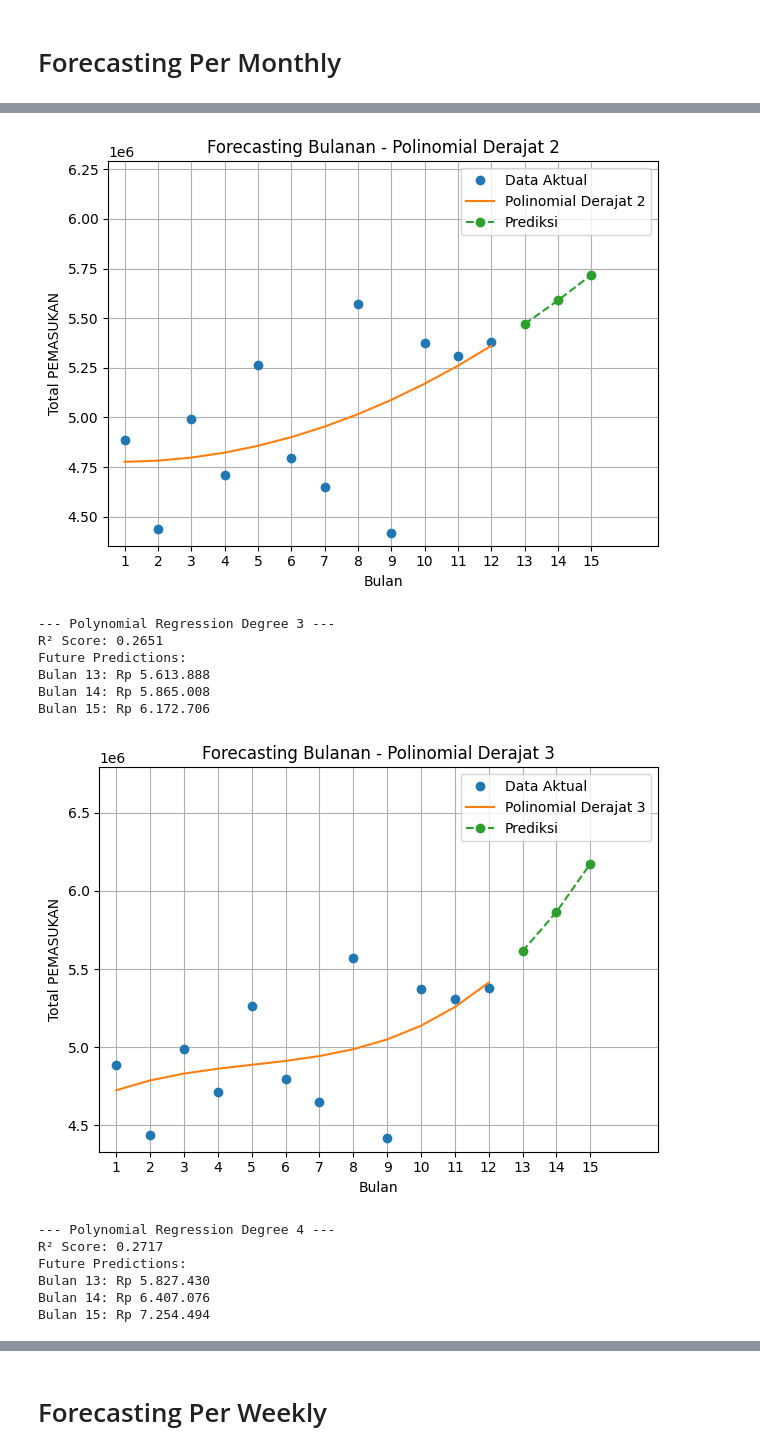
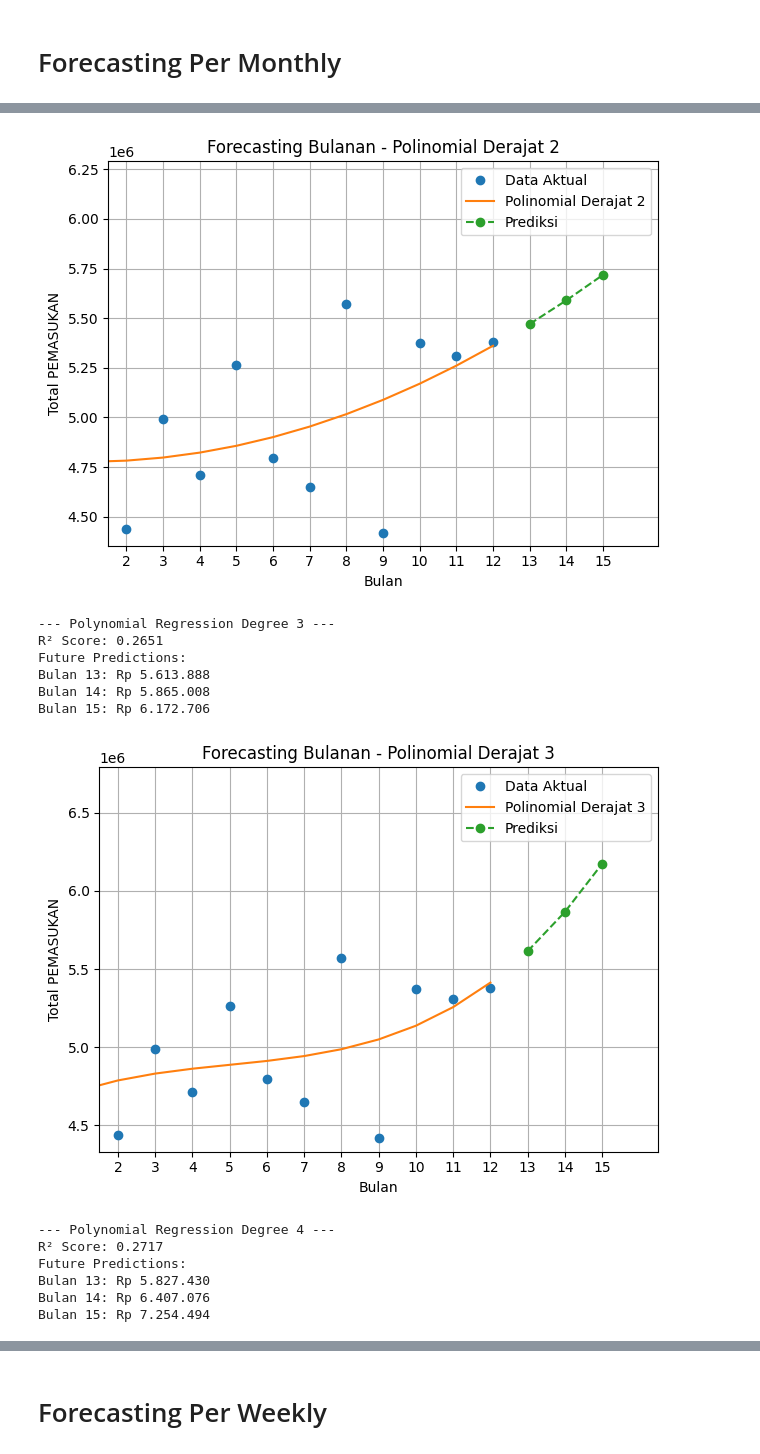
Before and after one commit to HaykalRamadhan/forecasting, a Jupyter notebook: UP.ipynb, the cells around one changed output, grey strips where cells are left out. Drawn from its saved outputs; the diff is of its cells as text; code cells hidden in the pictures.

```diff
--- a/UP.ipynb
+++ b/UP.ipynb
@@ -41,21 +9,0 @@ print(y)
-# %%
-# Function to compute R2 manually
-def compute_r2(y_true, y_predict):
-    sse = sum((y_true - y_predict) ** 2)
-    tss = (len(y_true) - 1) * np.var(y_true, ddof=1)
-    r2_score = 1 - (sse / tss)
-    return r2_score
-# %%
-# Future prediction points (next 3 months)
-last_year = ct['Year'].max()
-last_month = ct[ct['Year'] == last_year]['Month'].max()
-future_dates = []
-for i in range(1, 4):
-    new_month = last_month + i
-    new_year = last_year
-    if new_month > 12:
-        new_year += 1
-        new_month -= 12
-    future_numeric = new_year + (new_month / 12)
-    future_dates.append(future_numeric)
-x2 = np.array(future_dates)
@@ -117,9 +111,11 @@ Transaksi 2025-05: Predicted Total = 14424096.00
 import pandas as pd
 import matplotlib.pyplot as plt
 import numpy as np
+from sklearn.preprocessing import MinMaxScaler
 
-# Load daily CSV file
-file_path = '/content/drive/MyDrive/UP/sample_data/Pre-Aggregated_Kerabat_Jaya_Januari-Juli_2019.csv'
+# Load data
+filename = input("Enter the CSV filename (without .csv): ")
+file_path = f'/content/drive/MyDrive/UP/sample_data/{filename}.csv'
 ct = pd.read_csv(file_path)
 
 # Standardize column names
@@ -151,9 +147,9 @@ monthly['Month_Index'] = np.arange(1, len(monthly) + 1)
 x = np.array(monthly['Month_Index'])
 y = np.array(monthly['PEMASUKAN'])
 
-# Optional Normalization
-y_min, y_max = y.min(), y.max()
-y_norm = (y - y_min) / (y_max - y_min)
+# Normalize using MinMaxScaler
+scaler = MinMaxScaler()
+y_norm = scaler.fit_transform(y.reshape(-1, 1)).flatten()
 
 # R² function
 def compute_r2(y_true, y_pred):
@@ -174,9 +170,9 @@ for degree in [2, 3, 4]:
     y_p = func(x)
     y_p2 = func(future_months)
 
-    # Reverse normalization
-    y_p_actual = y_p * (y_max - y_min) + y_min
-    y_p2_actual = y_p2 * (y_max - y_min) + y_min
+    # Reverse normalization using scaler
+    y_p_actual = scaler.inverse_transform(y_p.reshape(-1, 1)).flatten()
+    y_p2_actual = scaler.inverse_transform(y_p2.reshape(-1, 1)).flatten()
 
     r2 = compute_r2(y, y_p_actual)
     print(f"R² Score: {r2:.4f}")
@@ -193,9 +189,8 @@ for degree in [2, 3, 4]:
     plt.plot(current_labels, y_p_actual, label=f'Polinomial Derajat {degree}')
     plt.plot(future_labels, y_p2_actual, marker='o', linestyle='dashed', label='Prediksi')
 
-    # Adjust axes to show all data including predictions
-    plt.xlim(left=-0.5, right=max(future_months) + 1)
-    plt.ylim(top=max(np.max(y), np.max(y_p2_actual)) * 1.1)  # 10% padding
+    plt.xlim(left=0.5, right=max(future_months) + 0.5)
+    plt.ylim(top=max(np.max(y), np.max(y_p2_actual)) * 1.1)
 
     plt.xlabel('Bulan')
     plt.ylabel('Total PEMASUKAN')
@@ -208,17 +205,17 @@ for degree in [2, 3, 4]:
 --- Polynomial Regression Degree 2 ---
 R² Score: 0.2576
 Future Predictions:
 Bulan 13: Rp 5.470.838
 Bulan 14: Rp 5.589.912
 Bulan 15: Rp 5.718.404
-[figure, old version]
+[figure, new version]
 --- Polynomial Regression Degree 3 ---
 R² Score: 0.2651
 Future Predictions:
 Bulan 13: Rp 5.613.888
 Bulan 14: Rp 5.865.008
 Bulan 15: Rp 6.172.706
-[figure, old version]
+[figure, new version]
 --- Polynomial Regression Degree 4 ---
 R² Score: 0.2717
 Future Predictions:
```
Also changed, not shown: parts of 14 cells of this notebook.
